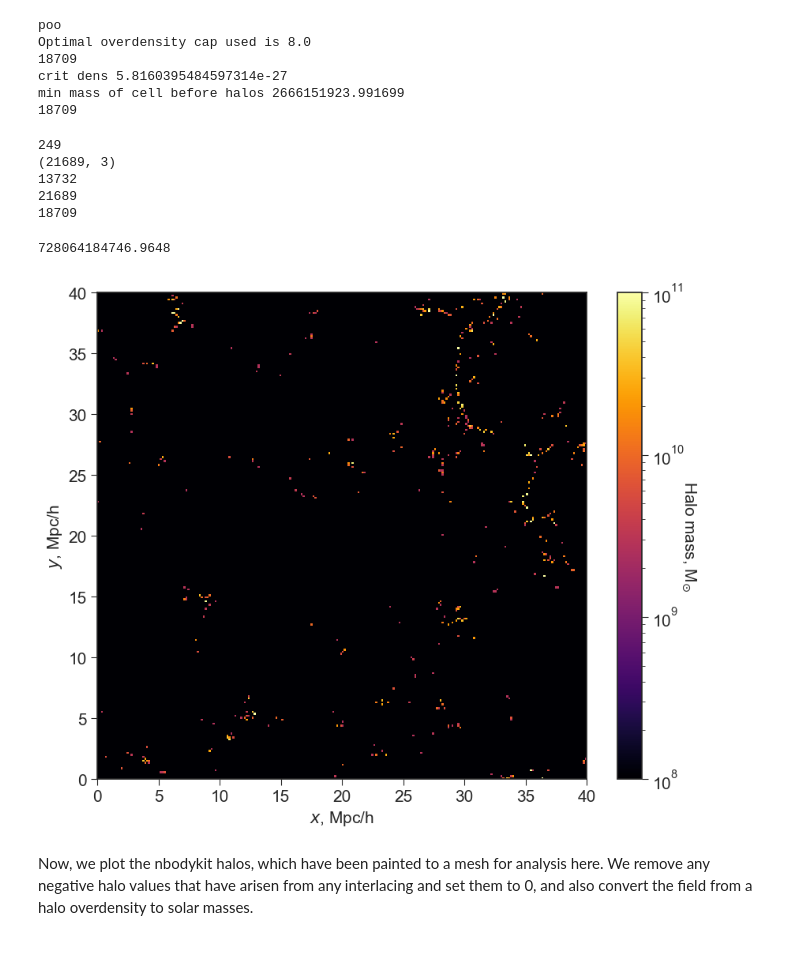
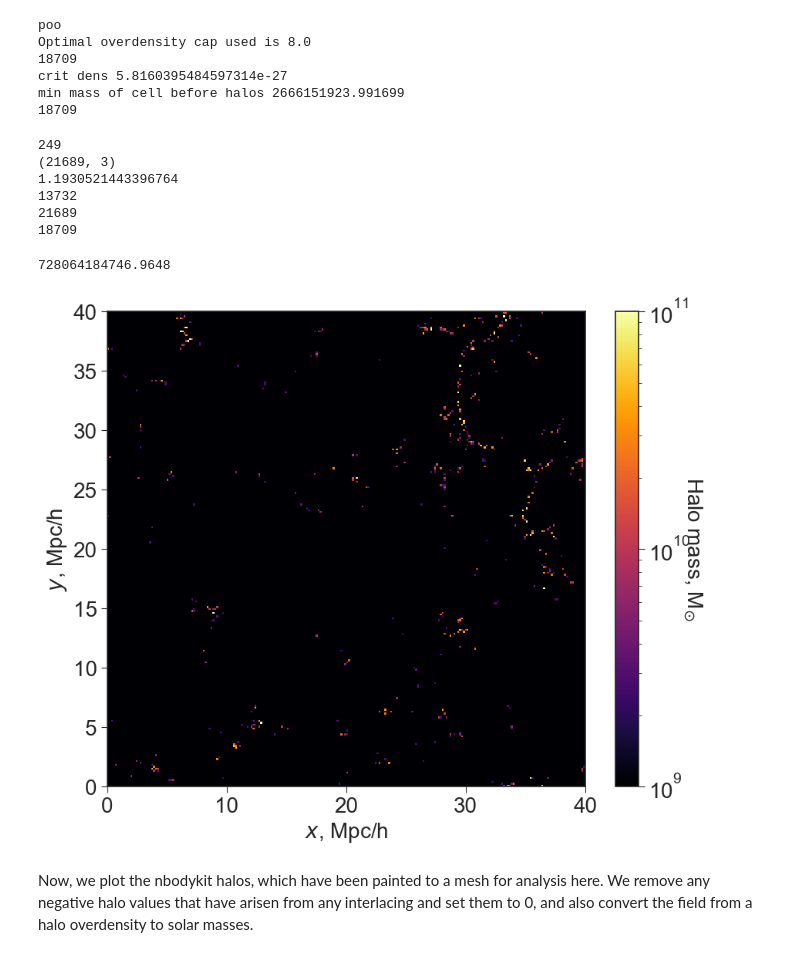
Before and after one commit to raxquax123/postEoR, a Jupyter notebook: Notebooks/halo_testing.ipynb, the cells around one changed output. Drawn from its saved outputs; the diff is of its cells as text; code cells hidden in the pictures.

```diff
--- a/Notebooks/halo_testing.ipynb
+++ b/Notebooks/halo_testing.ipynb
@@ -26,8 +26,8 @@ min mass of cell before halos 2666151923.991699
 # %%
 hlittle = 67.66 / 100
 ws_halos = hkl.load("../watershed_halos_overdensNone_conn1.hkl")
-nb_halo_mass = hkl.load("../halo_masses_nmin6_b0.2.hkl")
-nb_halo_pos = hkl.load("../halo_positions_nmin6_b0.2.hkl")
+nb_halo_mass = hkl.load("../halo_masses_nmin6_new_high_mass.hkl")
+nb_halo_pos = hkl.load("../halo_positions_nmin6_new_high_mass.hkl")
 
 nb_halo_pos[nb_halo_pos==250] = 249
 print(np.max(nb_halo_pos))
@@ -37,10 +37,11 @@ print(np.shape(nb_halo_pos))
 
 for i in range(np.shape(nb_halo_pos)[0]):
     coord = nb_halo_pos[i]
-    nb_halo_field[coord[0], coord[1], coord[2]] += nb_halo_mass[i]
+    nb_halo_field[coord[0], coord[1], coord[2]] += np.abs(nb_halo_mass[i])
 
 # normalising to the total mass of our sim
-nb_halo_field *= np.sum(ws_halos) / np.sum(nb_halo_field)
+print(np.sum(ws_halos) / np.sum(nb_halo_field))
+#nb_halo_field *= np.sum(ws_halos) / np.sum(nb_halo_field)
 
 """nb_halo_field[nb_halo_field < 1e11] = 0
 ws_halos[ws_halos < 1e11] = 0"""
@@ -55,6 +56,7 @@ print(np.count_nonzero(ws_halos))
 # %% [output]
 249
 (21689, 3)
+1.1930521443396764
 13732
 21689
 18709
@@ -65,27 +67,29 @@ print(np.max(ws_halos))
 # %%
 plt.style.use('seaborn-v0_8-ticks')
 
 plt.rcParams['figure.figsize'] = [10, 8]
-plt.rcParams.update({'font.size': 15})
+plt.rcParams.update({'font.size': 20})
 
 plt.clf() # clearing any previous plots
 plt.rcParams['figure.figsize'] = [13, 6]
 
 # box coordinates
 fin_size = 40
 dx, dy = 4/25, 4/25
 y1, x1 = np.mgrid[slice(dy / 2, fin_size, dy), slice(dx / 2, fin_size, dx)]
 
 # plotting colormaps of overdensity, neutral fraction, brightness temperature
 plt.xlabel('$x$, Mpc/h')
 plt.ylabel('$y$, Mpc/h')
 
-plt.pcolormesh(x1, y1, ws_halos[:, :, 48]+ws_halos[:, :, 49]+ws_halos[:, :, 50]+ws_halos[:, :, 51]+ws_halos[:, :, 52]+1, vmax=1e11, vmin=1e8, cmap='inferno', norm="log")
+plt.pcolormesh(x1, y1, ws_halos[:, :, 48]+ws_halos[:, :, 49]+ws_halos[:, :, 50]+ws_halos[:, :, 51]+ws_halos[:, :, 52]+1, vmax=1e11, vmin=1e9, cmap='inferno', norm="log")
 #plt.title("Watershed halos, overdens None conn 1, 40/250")
 cbar = plt.colorbar()
 cbar.set_label("Halo mass, M$_{\odot}$", rotation=270, labelpad = 12)
+
+plt.savefig("ws_halos.png", format="png")
 # %% [output]
-[figure, old version]
+[figure, new version]
 # %% [markdown]
 Now, we plot the nbodykit halos, which have been painted to a mesh for analysis here.
 We remove any negative halo values that have arisen from any interlacing and set them to 0, and also convert the field from a halo overdensity to solar masses.
```
Also changed, not shown: parts of 2 cells of this notebook, 4 other files.
